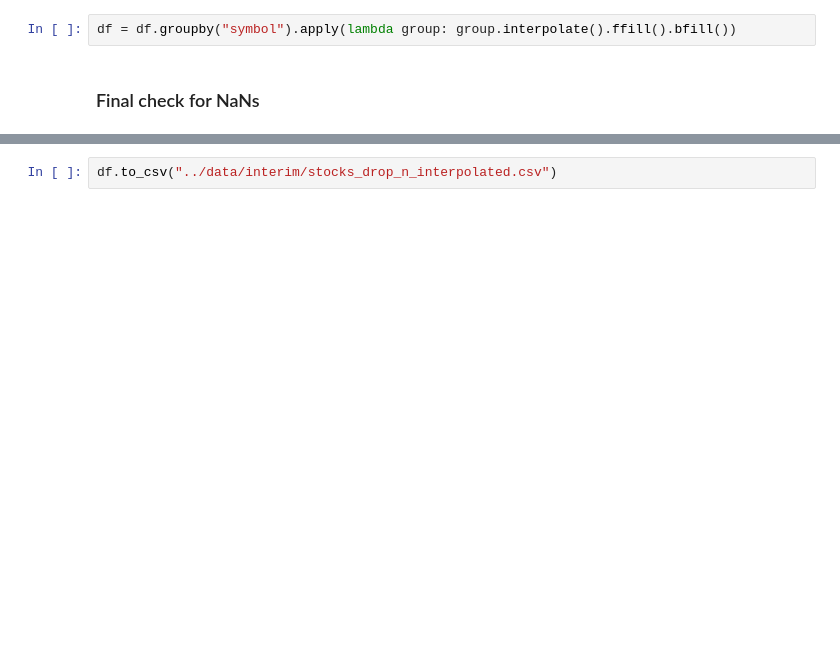
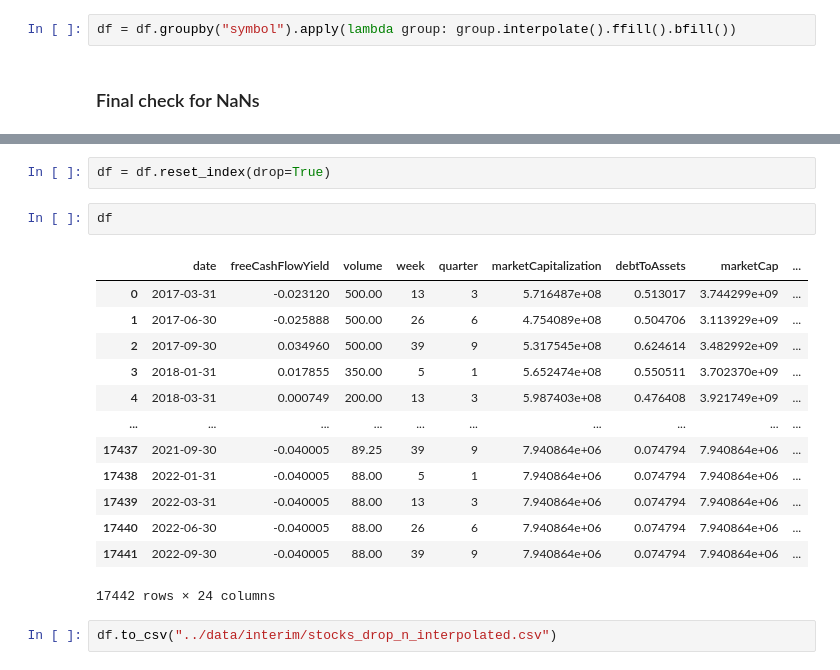
Before and after one commit to kaancaylan/quinten-stock-prediction, a Jupyter notebook: notebooks/data_preprocessing.ipynb, the cells around one changed output, grey strips where cells are left out. Drawn from its saved outputs; the diff is of its cells as text; blank space fills up the shorter version.

```diff
--- a/notebooks/data_preprocessing.ipynb
+++ b/notebooks/data_preprocessing.ipynb
@@ -134,2 +116,20 @@ msno.bar(df)
+# %%
+df = df.reset_index(drop=True)
+# %%
+df
+# %% [output]
+|  | date | freeCashFlowYield | volume | week | quarter | marketCapitalization | debtToAssets | marketCap | ... |
+| 0 | 2017-03-31 | -0.023120 | 500.00 | 13 | 3 | 5.716487e+08 | 0.513017 | 3.744299e+09 | ... |
+| 1 | 2017-06-30 | -0.025888 | 500.00 | 26 | 6 | 4.754089e+08 | 0.504706 | 3.113929e+09 | ... |
+| 2 | 2017-09-30 | 0.034960 | 500.00 | 39 | 9 | 5.317545e+08 | 0.624614 | 3.482992e+09 | ... |
+| 3 | 2018-01-31 | 0.017855 | 350.00 | 5 | 1 | 5.652474e+08 | 0.550511 | 3.702370e+09 | ... |
+| 4 | 2018-03-31 | 0.000749 | 200.00 | 13 | 3 | 5.987403e+08 | 0.476408 | 3.921749e+09 | ... |
+| ... | ... | ... | ... | ... | ... | ... | ... | ... | ... |
+| 17437 | 2021-09-30 | -0.040005 | 89.25 | 39 | 9 | 7.940864e+06 | 0.074794 | 7.940864e+06 | ... |
+| 17438 | 2022-01-31 | -0.040005 | 88.00 | 5 | 1 | 7.940864e+06 | 0.074794 | 7.940864e+06 | ... |
+| 17439 | 2022-03-31 | -0.040005 | 88.00 | 13 | 3 | 7.940864e+06 | 0.074794 | 7.940864e+06 | ... |
+| 17440 | 2022-06-30 | -0.040005 | 88.00 | 26 | 6 | 7.940864e+06 | 0.074794 | 7.940864e+06 | ... |
+| 17441 | 2022-09-30 | -0.040005 | 88.00 | 39 | 9 | 7.940864e+06 | 0.074794 | 7.940864e+06 | ... |
+17442 rows × 24 columns
 # %%
 df.to_csv("../data/interim/stocks_drop_n_interpolated.csv")
```
Also changed, not shown: parts of 4 cells of this notebook, 1 other file.
